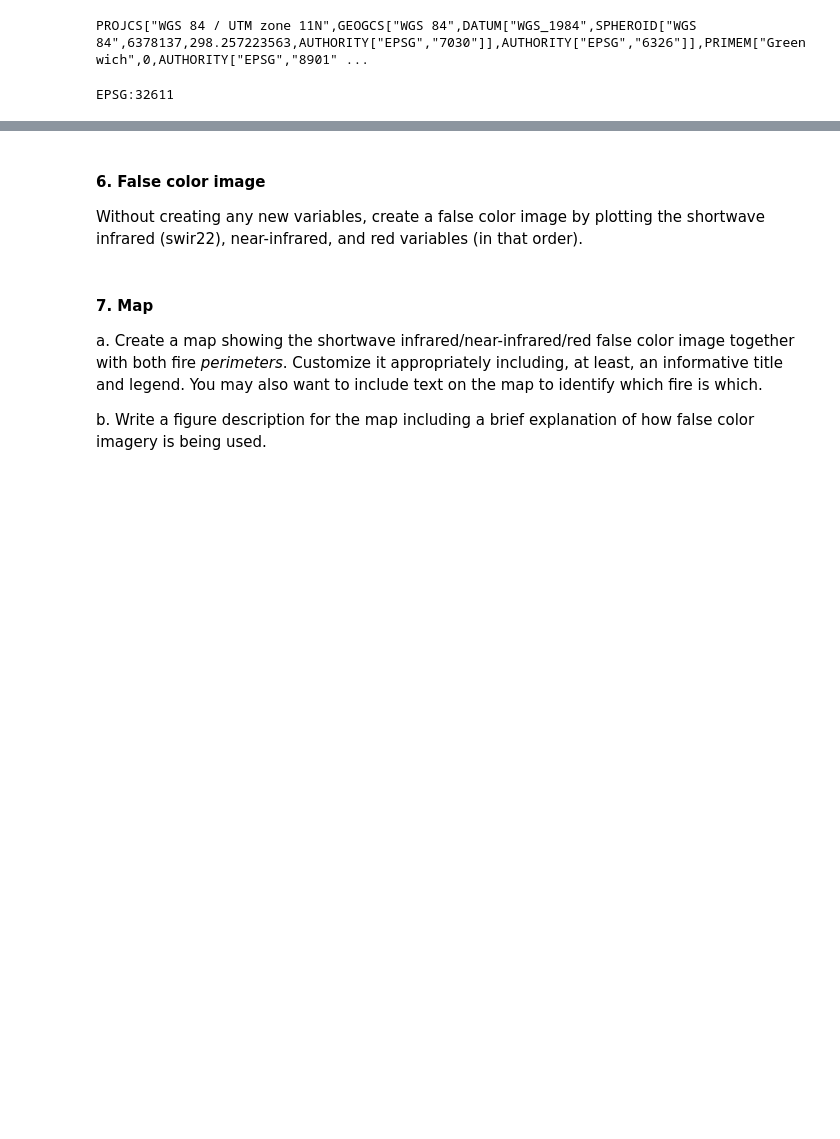
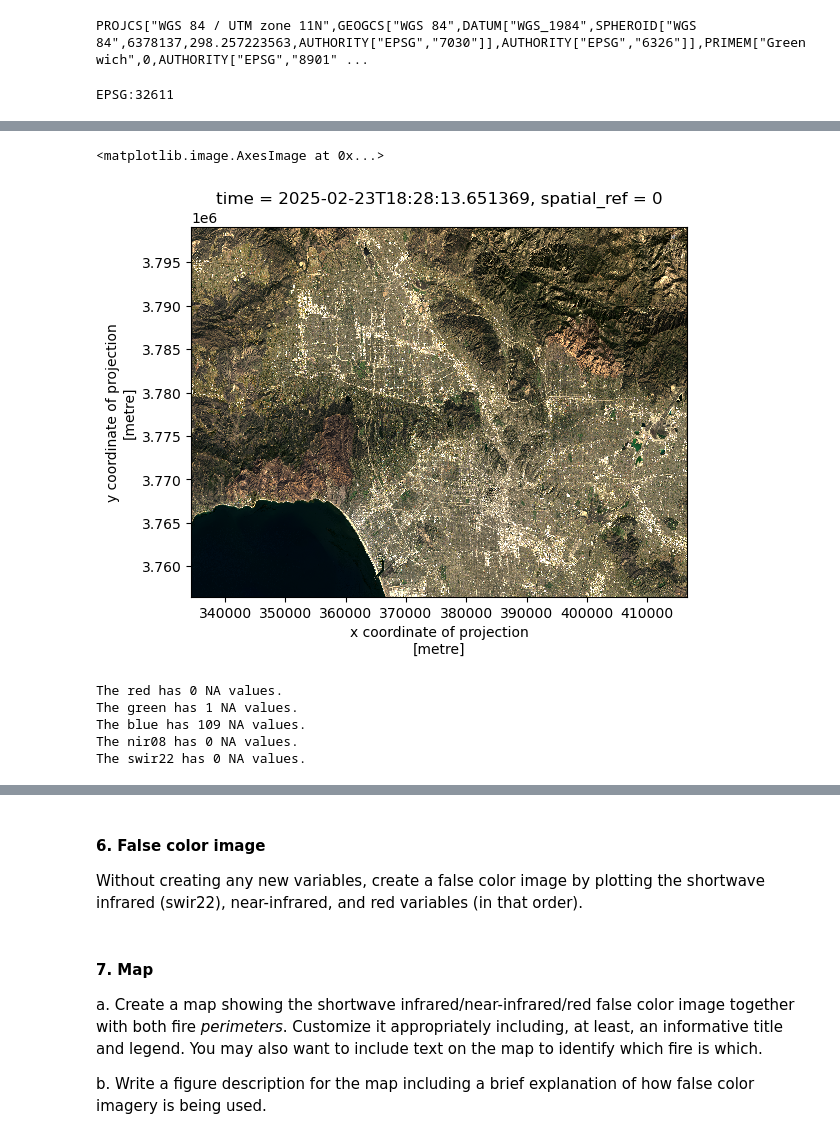
Before and after one commit to ethan-mathews24/eds220-hwk4, a Jupyter notebook: hwk4-task2-false-color-MATHEWS.ipynb, the cells around one changed output, grey strips where cells are left out. Drawn from its saved outputs; the diff is of its cells as text; code cells hidden in the pictures; blank space fills up the shorter version.

```diff
--- a/hwk4-task2-false-color-MATHEWS.ipynb
+++ b/hwk4-task2-false-color-MATHEWS.ipynb
@@ -220,0 +214,25 @@ f. In a markdown cell write a brief explanation comparing the outputs for parts
+# %%
+# b. Adjust the scale used for plotting the bands to get a true color image. HINT: Check the robust parameter.
+
+# Plot true color image by using robust=True (scale colors and ignore extreme outliers)
+landsat[['red', 'green', 'blue']].to_dataarray().plot.imshow(robust = True)
+# %% [output]
+<matplotlib.image.AxesImage at 0x...>
+[figure, added]
+# %%
+# c. To resolve the other warning, identify which bands have `nan` values.
+# HINT: There are many ways of doing so. One option is to use `numpy.isnan()`.
+
+# Made a list to iterate over
+bands = ['red', 'green', 'blue', 'nir08', 'swir22']
+
+# Create a for-loop with f-string to print nan values
+for band in bands:
+    na_val = int(np.isnan(landsat[band]).sum())
+    print(f"The {band} has {na_val} NA values.")
+# %% [output]
+The red has 0 NA values.
+The green has 1 NA values.
+The blue has 109 NA values.
+The nir08 has 0 NA values.
+The swir22 has 0 NA values.
```
Also changed, not shown: parts of 6 cells of this notebook.
